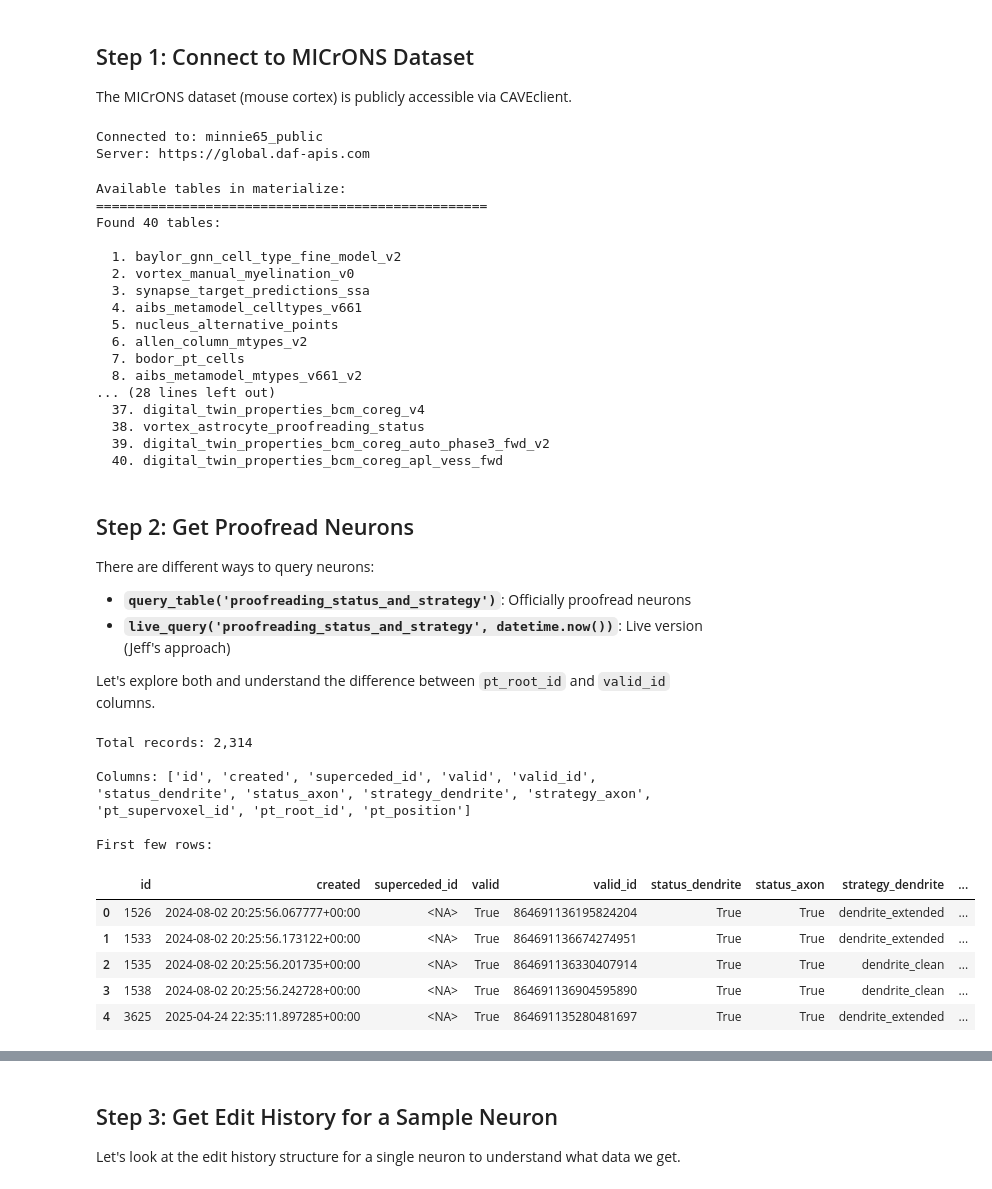
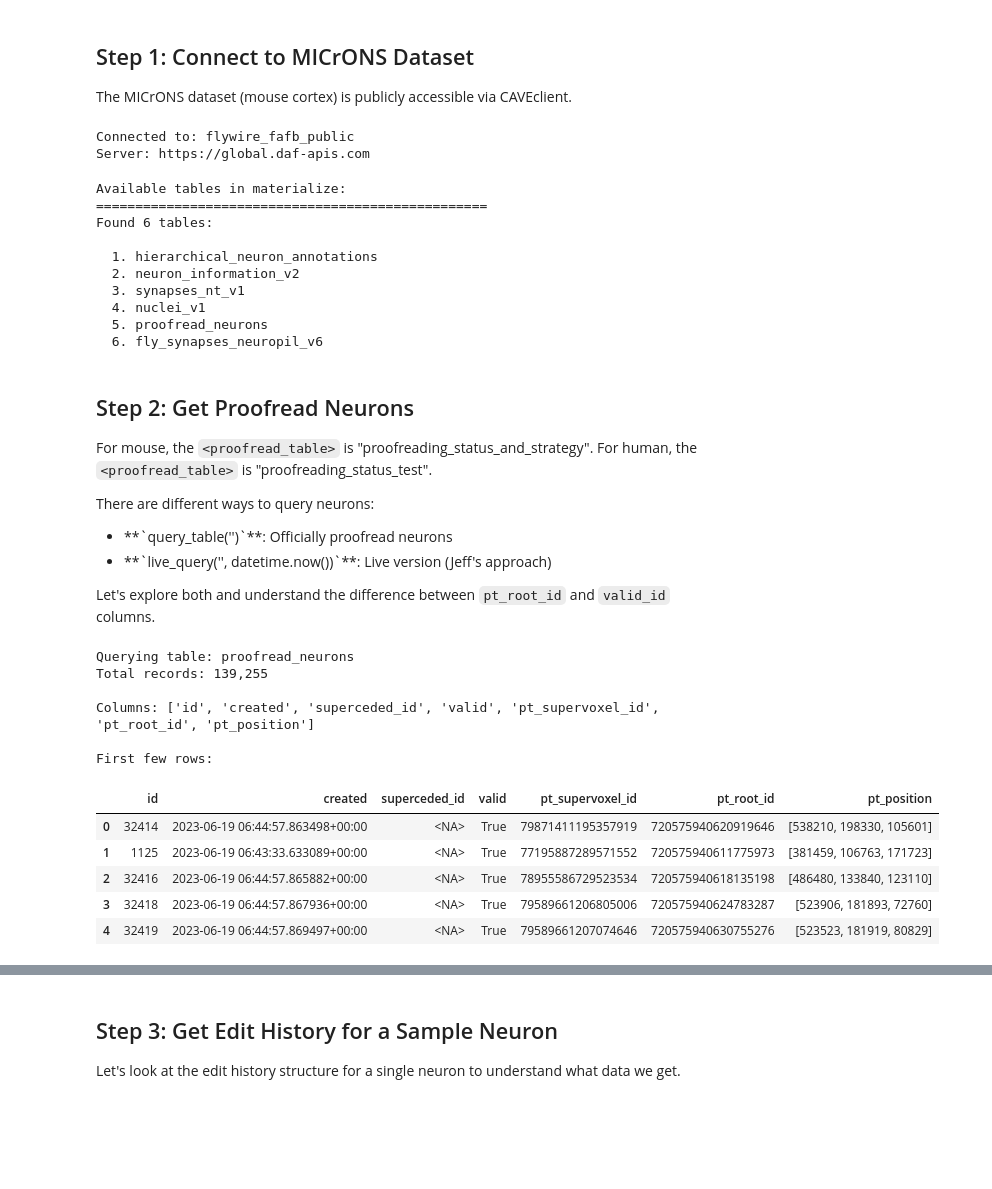
Before and after one commit to qsimeon/ConnectomeBench, a Jupyter notebook: examples/tutorial_edit_history_analysis.ipynb, the cells around one changed output, grey strips where cells are left out. Cells and saved outputs as stored; diff of their text form; code cells hidden in the pictures; blank space fills up the shorter version.

```diff
--- a/examples/tutorial_edit_history_analysis.ipynb
+++ b/examples/tutorial_edit_history_analysis.ipynb
@@ -24,13 +24,22 @@ plt.rcParams['figure.figsize'] = (12, 6)
 
 The MICrONS dataset (mouse cortex) is publicly accessible via CAVEclient.
 # %%
-# Connect to MICrONS (minnie65_public dataset)
-client = caveclient.CAVEclient("minnie65_public")
+# Connect to the dataset
+species = "fly"
+
+if species == "mouse":
+    client = caveclient.CAVEclient("minnie65_public")
+elif species == "human":
+    client = caveclient.CAVEclient("h01_c3_flat")#, server_address="https://global.brain-wire-test.org/")
+elif species == "fly":
+    client = caveclient.CAVEclient("flywire_fafb_public")
+elif species == "zebrafish":
+    client = caveclient.CAVEclient("fish1_full")
 
 print(f"Connected to: {client.datastack_name}")
 print(f"Server: {client.server_address}")
 # %% [output]
-Connected to: minnie65_public
+Connected to: flywire_fafb_public
 Server: https://global.daf-apis.com
 # %%
 # List all available tables
@@ -45,49 +54,58 @@ for i, table in enumerate(tables, 1):
 # %% [output]
 Available tables in materialize:
 ==================================================
-Found 40 tables:
+Found 6 tables:
 
-  1. baylor_gnn_cell_type_fine_model_v2
-  2. vortex_manual_myelination_v0
-  3. synapse_target_predictions_ssa
-  4. aibs_metamodel_celltypes_v661
-  5. nucleus_alternative_points
-  6. allen_column_mtypes_v2
-  7. bodor_pt_cells
-  8. aibs_metamodel_mtypes_v661_v2
-... (28 lines left out)
-  37. digital_twin_properties_bcm_coreg_v4
-  38. vortex_astrocyte_proofreading_status
-  39. digital_twin_properties_bcm_coreg_auto_phase3_fwd_v2
-  40. digital_twin_properties_bcm_coreg_apl_vess_fwd
+  1. hierarchical_neuron_annotations
+  2. neuron_information_v2
+  3. synapses_nt_v1
+  4. nuclei_v1
+  5. proofread_neurons
+  6. fly_synapses_neuropil_v6
 # %% [markdown]
 ## Step 2: Get Proofread Neurons
 
+For mouse, the `<proofread_table>` is "proofreading_status_and_strategy".
+For human, the `<proofread_table>` is "proofreading_status_test".
+
 There are different ways to query neurons:
-- **`query_table('proofreading_status_and_strategy')`**: Officially proofread neurons
-- **`live_query('proofreading_status_and_strategy', datetime.now())`**: Live version (Jeff's approach)
+<ul>
+<li>**`query_table('<proofread_table>')`**: Officially proofread neurons</li>
+<li>**`live_query('<proofread_table>', datetime.now())`**: Live version (Jeff's approach)</li>
+</ul>
 
 Let's explore both and understand the difference between `pt_root_id` and `valid_id` columns.
 # %%
 # Method 1: query_table
-table = client.materialize.query_table('proofreading_status_and_strategy')
+if species == "mouse":
+    proofread_table = "proofreading_status_and_strategy"
+elif species == "human":
+    proofread_table = "proofreading_status_test"
+elif species == "fly":
+    proofread_table = "proofread_neurons"
+elif species == "zebrafish":
+    proofread_table = "somas"
+
+print(f"Querying table: {proofread_table}")
+table = client.materialize.query_table(proofread_table)
 
 print(f"Total records: {len(table):,}")
 print(f"\nColumns: {list(table.columns)}")
 print(f"\nFirst few rows:")
 table.head()
 # %% [output]
-Total records: 2,314
+Querying table: proofread_neurons
+Total records: 139,255
 
-Columns: ['id', 'created', 'superceded_id', 'valid', 'valid_id', 'status_dendrite', 'status_axon', 'strategy_dendrite', 'strategy_axon', 'pt_supervoxel_id', 'pt_root_id', 'pt_position']
+Columns: ['id', 'created', 'superceded_id', 'valid', 'pt_supervoxel_id', 'pt_root_id', 'pt_position']
 
 First few rows:
-|  | id | created | superceded_id | valid | valid_id | status_dendrite | status_axon | strategy_dendrite | ... |
-| 0 | 1526 | 2024-08-02 20:25:56.067777+00:00 | <NA> | True | 864691136195824204 | True | True | dendrite_extended | ... |
-| 1 | 1533 | 2024-08-02 20:25:56.173122+00:00 | <NA> | True | 864691136674274951 | True | True | dendrite_extended | ... |
-| 2 | 1535 | 2024-08-02 20:25:56.201735+00:00 | <NA> | True | 864691136330407914 | True | True | dendrite_clean | ... |
-| 3 | 1538 | 2024-08-02 20:25:56.242728+00:00 | <NA> | True | 864691136904595890 | True | True | dendrite_clean | ... |
-| 4 | 3625 | 2025-04-24 22:35:11.897285+00:00 | <NA> | True | 864691135280481697 | True | True | dendrite_extended | ... |
+|  | id | created | superceded_id | valid | pt_supervoxel_id | pt_root_id | pt_position |
+| 0 | 32414 | 2023-06-19 06:44:57.863498+00:00 | <NA> | True | 79871411195357919 | 720575940620919646 | [538210, 198330, 105601] |
+| 1 | 1125 | 2023-06-19 06:43:33.633089+00:00 | <NA> | True | 77195887289571552 | 720575940611775973 | [381459, 106763, 171723] |
+| 2 | 32416 | 2023-06-19 06:44:57.865882+00:00 | <NA> | True | 78955586729523534 | 720575940618135198 | [486480, 133840, 123110] |
+| 3 | 32418 | 2023-06-19 06:44:57.867936+00:00 | <NA> | True | 79589661206805006 | 720575940624783287 | [523906, 181893, 72760] |
+| 4 | 32419 | 2023-06-19 06:44:57.869497+00:00 | <NA> | True | 79589661207074646 | 720575940630755276 | [523523, 181919, 80829] |
 # %%
 # Check what columns contain neuron IDs
 print("Checking pt_root_id vs valid_id...\n")
```
Also changed, not shown: parts of 9 cells of this notebook, 2 other files.
